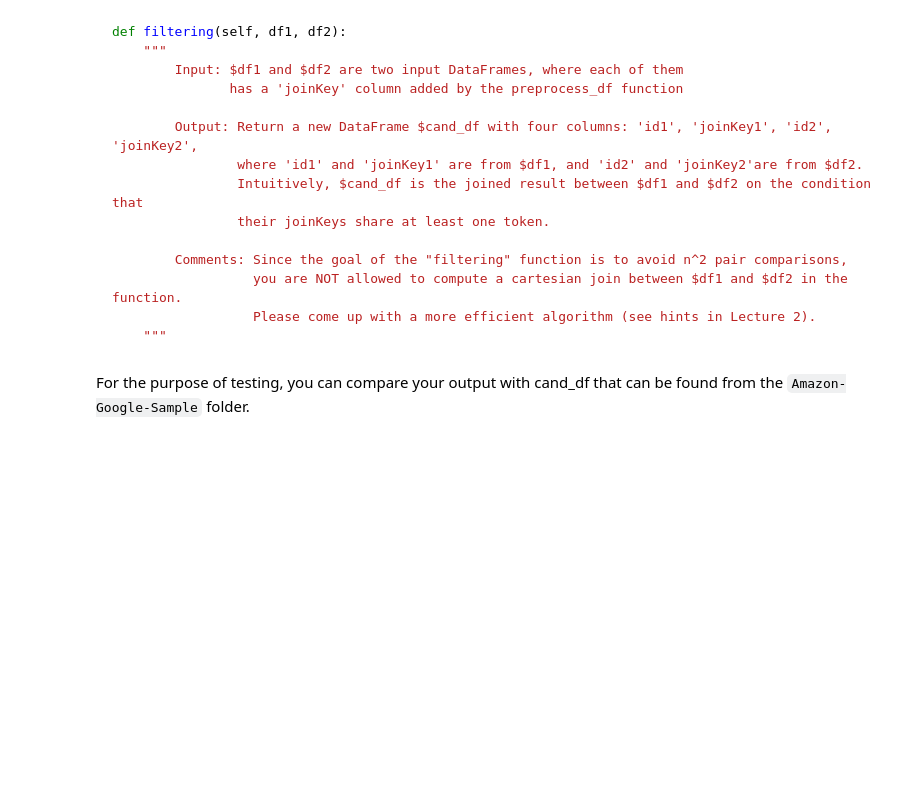
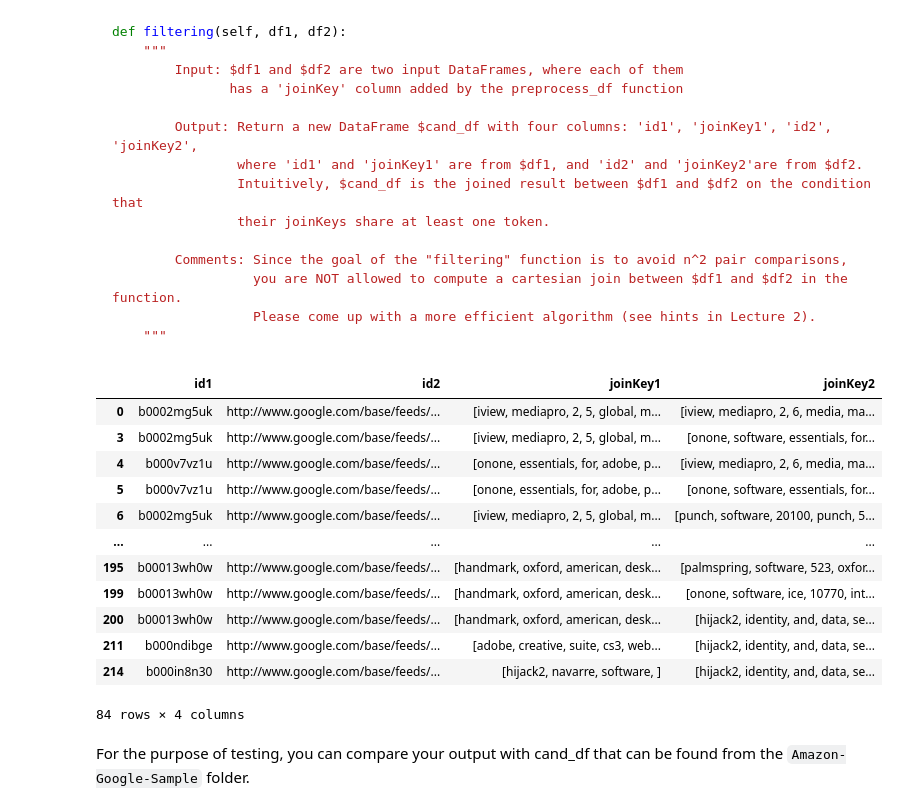
Before and after one commit to Yukhon/bigdata-cmpt733, a Jupyter notebook: Assignments/A2/A2-1.ipynb, the cells around one changed output. Saved outputs shown, nothing was run; the diff lists cells and outputs as text; code cells hidden in the pictures; blank space fills up the shorter version.

````diff
--- a/Assignments/A2/A2-1.ipynb
+++ b/Assignments/A2/A2-1.ipynb
@@ -160,6 +262,55 @@ def filtering(self, df1, df2):
                   Please come up with a more efficient algorithm (see hints in Lecture 2).
     """
 ```
+# %%
+def filtering(df1, df2):
+    """
+        Input: $df1 and $df2 are two input DataFrames, where each of them
+               has a 'joinKey' column added by the preprocess_df function
+
+        Output: Return a new DataFrame $cand_df with four columns: 'id1', 'joinKey1', 'id2', 'joinKey2',
+                where 'id1' and 'joinKey1' are from $df1, and 'id2' and 'joinKey2'are from $df2.
+                Intuitively, $cand_df is the joined result between $df1 and $df2 on the condition that
+                their joinKeys share at least one token.
+
+        Comments: Since the goal of the "filtering" function is to avoid n^2 pair comparisons,
+                  you are NOT allowed to compute a cartesian join between $df1 and $df2 in the function.
+                  Please come up with a more efficient algorithm (see hints in Lecture 2).
+    """
+    # every df flatten, then df.join with same key
+    # remove duplicate combinations (id),then get back each corresponding content
+    df1['joinKey1'] = df1['joinKey']
+    df2['joinKey2'] = df2['joinKey']
+    df1_explode = df1.explode('joinKey')
+    df2_explote = df2.explode('joinKey')
+    df_result = df1_explode.merge(df2_explote, on='joinKey')[['id_x','id_y','joinKey1', 'joinKey2']].rename(columns={"id_x":"id1", "id_y":"id2"})
+    df_result = df_result.drop_duplicates(['id1','id2'])
+    df_result.drop(df_result.columns[df_result.columns.str.contains('unnamed',case = False)],axis = 1, inplace = True)
+    return df_result
+df1['joinKey1'] = df1['joinKey']
+df2['joinKey2'] = df2['joinKey']
+df1_explode = df1.explode('joinKey')
+df2_explote = df2.explode('joinKey')
+df_result = df1_explode.merge(df2_explote, on='joinKey')[['id_x','id_y','joinKey1', 'joinKey2']].rename(columns={"id_x":"id1", "id_y":"id2"})
+df_result = df_result.drop_duplicates(['id1','id2'])
+df_result.drop(df_result.columns[df_result.columns.str.contains('unnamed',case = False)],axis = 1, inplace = True)
+df_result
+cand_df = filtering(df1,df2)
+cand_df
+# %% [output]
+|  | id1 | id2 | joinKey1 | joinKey2 |
+| 0 | b0002mg5uk | http://www.google.com/base/feeds/... | [iview, mediapro, 2, 5, global, m... | [iview, mediapro, 2, 6, media, ma... |
+| 3 | b0002mg5uk | http://www.google.com/base/feeds/... | [iview, mediapro, 2, 5, global, m... | [onone, software, essentials, for... |
+| 4 | b000v7vz1u | http://www.google.com/base/feeds/... | [onone, essentials, for, adobe, p... | [iview, mediapro, 2, 6, media, ma... |
+| 5 | b000v7vz1u | http://www.google.com/base/feeds/... | [onone, essentials, for, adobe, p... | [onone, software, essentials, for... |
+| 6 | b0002mg5uk | http://www.google.com/base/feeds/... | [iview, mediapro, 2, 5, global, m... | [punch, software, 20100, punch, 5... |
+| ... | ... | ... | ... | ... |
+| 195 | b00013wh0w | http://www.google.com/base/feeds/... | [handmark, oxford, american, desk... | [palmspring, software, 523, oxfor... |
+| 199 | b00013wh0w | http://www.google.com/base/feeds/... | [handmark, oxford, american, desk... | [onone, software, ice, 10770, int... |
+| 200 | b00013wh0w | http://www.google.com/base/feeds/... | [handmark, oxford, american, desk... | [hijack2, identity, and, data, se... |
+| 211 | b000ndibge | http://www.google.com/base/feeds/... | [adobe, creative, suite, cs3, web... | [hijack2, identity, and, data, se... |
+| 214 | b000in8n30 | http://www.google.com/base/feeds/... | [hijack2, navarre, software, ] | [hijack2, identity, and, data, se... |
+84 rows × 4 columns
 # %% [markdown]
 For the purpose of testing, you can compare your output with cand_df that can be found from the `Amazon-Google-Sample` folder.
 # %% [markdown]
````
Also changed, not shown: parts of 6 cells of this notebook, 24 other files.
